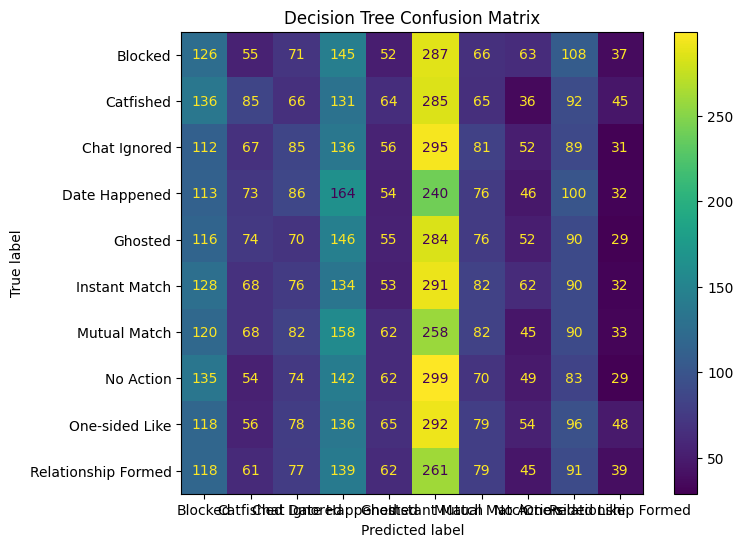
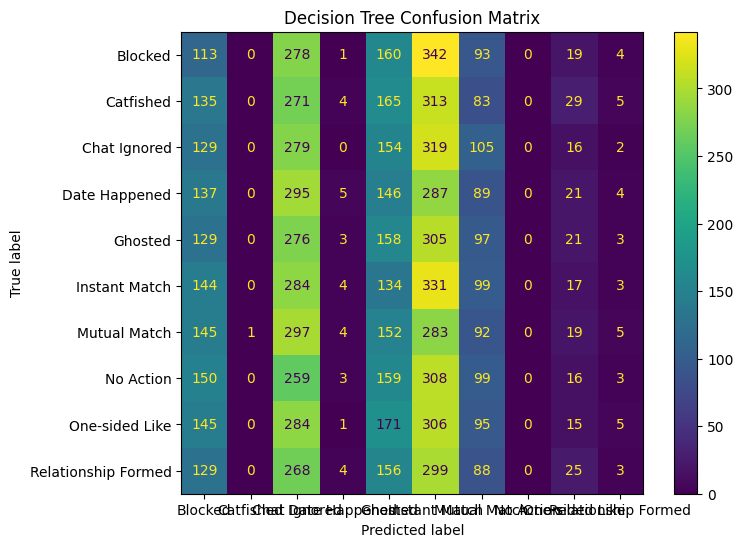
The change to this notebook cell's code, shown as a diff; its figure went from the first image to the second:
--- before
+++ after
@@ -35,5 +35,8 @@
         'bio_length']].copy()
 
+# =========================
 # TARGET COLUMN
+# =========================
+
 y = df['match_outcome']
 
@@ -79,7 +82,7 @@
 dt_model = DecisionTreeClassifier(
     criterion='gini',
-    max_depth=8,
-    min_samples_split=10,
-    min_samples_leaf=5,
+    max_depth=4,          # cleaner tree
+    min_samples_split=20,
+    min_samples_leaf=10,
     random_state=42
 )
@@ -125,8 +128,8 @@
 
 # =========================
-# DECISION TREE VISUALIZATION
+# CLEAN DECISION TREE VISUALIZATION
 # =========================
 
-plt.figure(figsize=(30,15))
+plt.figure(figsize=(22,12))
 
 plot_tree(
@@ -136,8 +139,9 @@
     filled=True,
     rounded=True,
-    fontsize=8
+    fontsize=10,
+    max_depth=3
 )
 
-plt.title("Decision Tree Visualization")
+plt.title("Simplified Decision Tree Visualization")
 
 plt.show()

Commit: Created using Colab